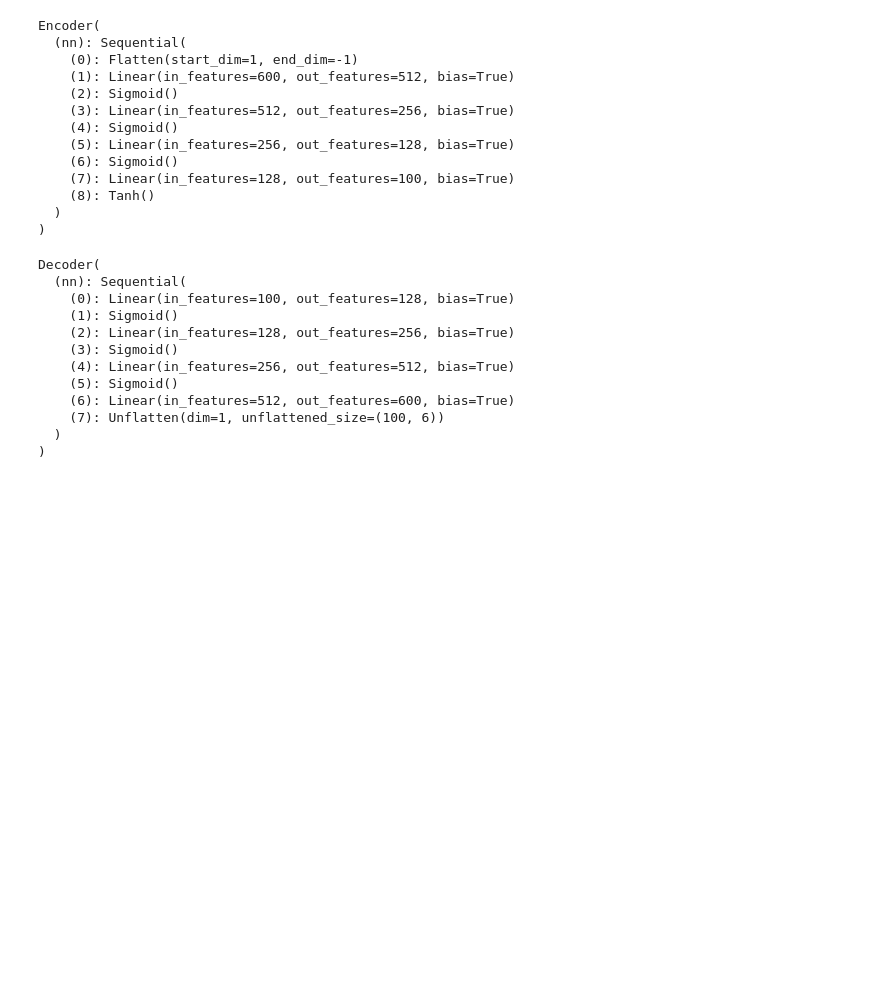
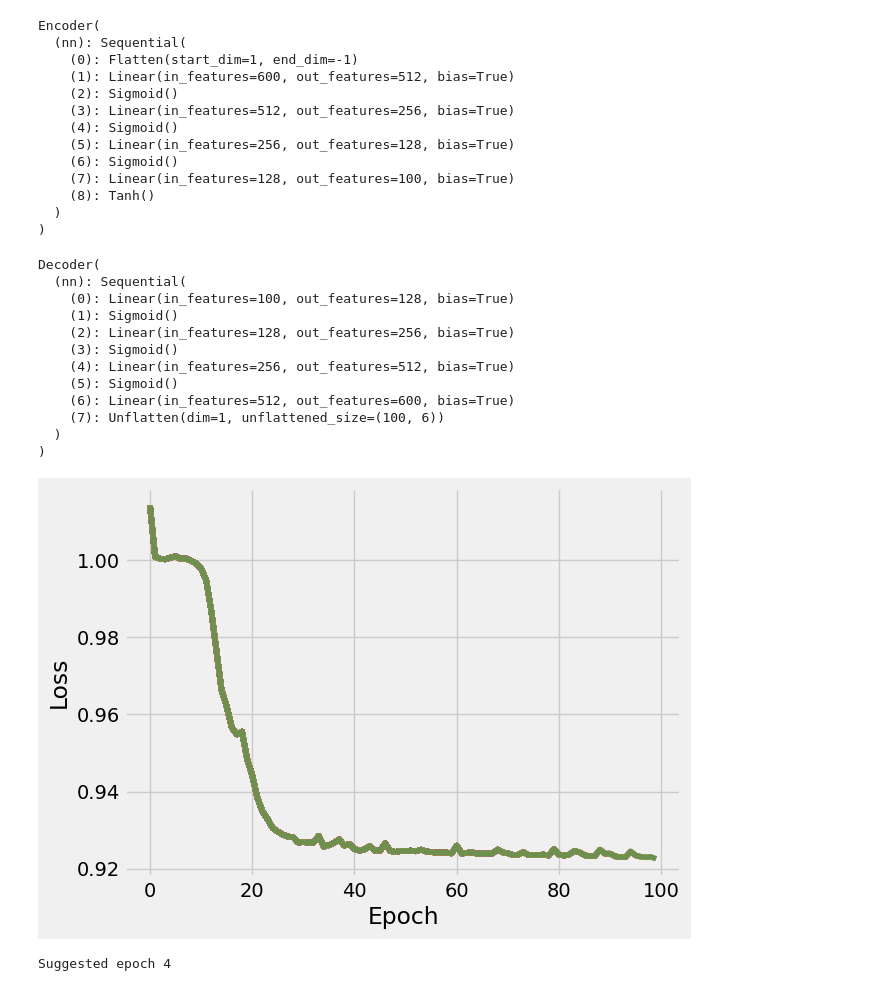
Before and after one commit to aalbayrak394/ComTec-I, a Jupyter notebook: notebooks/autoencoder/01-LinearAutoencoder.ipynb, the cells around one changed output. Cells and saved outputs as stored; diff of their text form; code cells hidden in the pictures; blank space fills up the shorter version.

```diff
--- a/notebooks/autoencoder/01-LinearAutoencoder.ipynb
+++ b/notebooks/autoencoder/01-LinearAutoencoder.ipynb
@@ -150,7 +150,9 @@ Decoder(
 )
 # %%
 epochs = 100
-mean_losses = train_model(model, handlebar_train_loader, verbose=False, lr=1e-3, epochs=epochs)
+mean_losses = train_model(model, handlebar_train_loader, verbose=False, lr=1e-5, epochs=epochs)
+# %% [output]
+[figure, added]
 # %%
 l_min = float("inf")
 for i,l in enumerate(mean_losses):
@@ -159,5 +161,7 @@ for i,l in enumerate(mean_losses):
     else:
         print(f'Suggested epoch {i}')
         break
+# %% [output]
+Suggested epoch 4
 # %%
 # find max epoch to prevent overfitting
```
Also changed, not shown: parts of 1 cell of this notebook, 3 other files.
